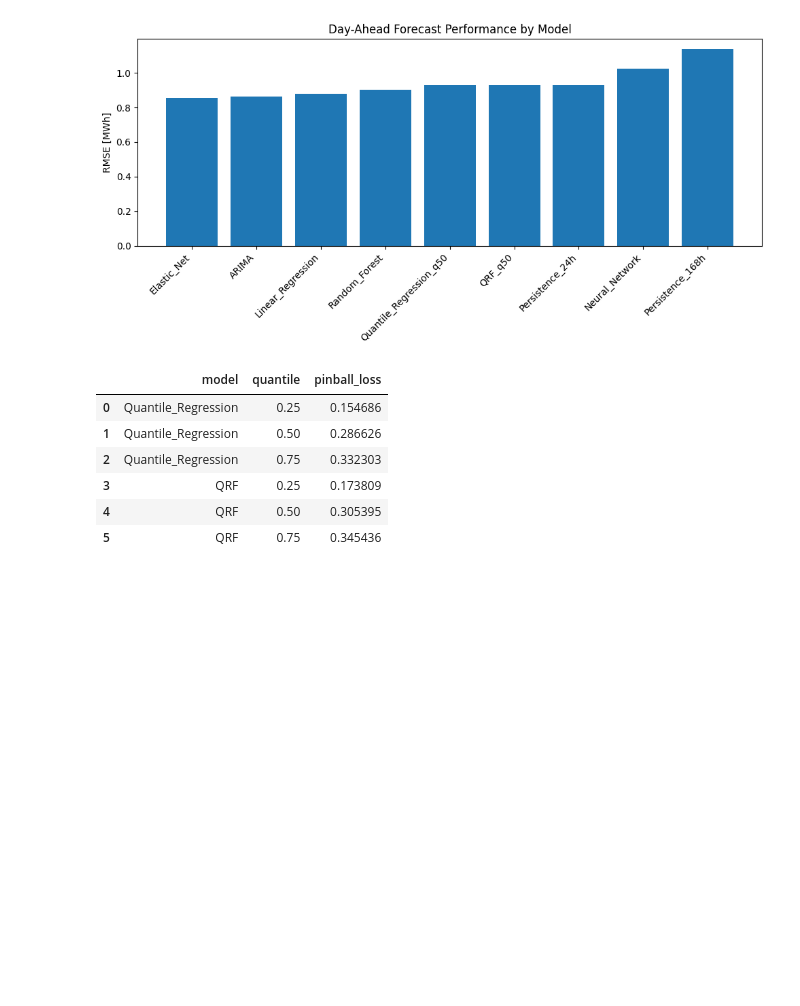
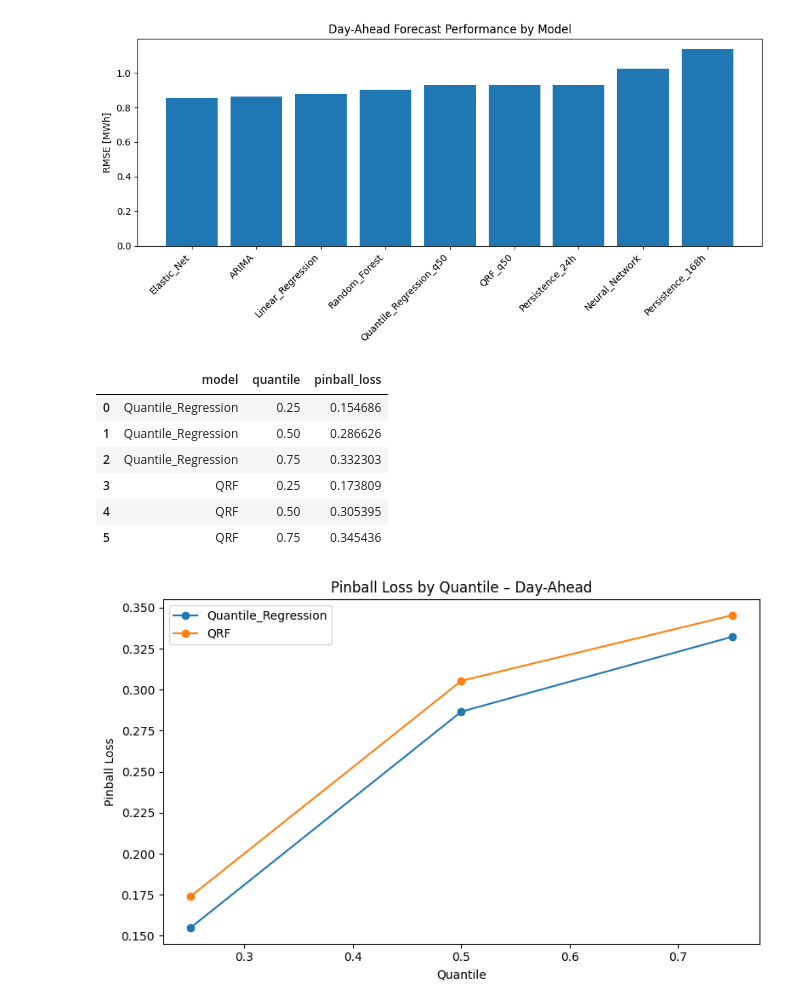
Before and after one commit to noahweis-uni/wind_bidding_project, a Jupyter notebook: notebooks/03_forecasting_models_day_ahead.ipynb, the cells around one changed output. Cells and saved outputs as stored; diff of their text form; code cells hidden in the pictures; blank space fills up the shorter version.

```diff
--- a/notebooks/03_forecasting_models_day_ahead.ipynb
+++ b/notebooks/03_forecasting_models_day_ahead.ipynb
@@ -602,3 +643,24 @@ pinball_metrics
 | 3 | QRF | 0.25 | 0.173809 |
 | 4 | QRF | 0.50 | 0.305395 |
 | 5 | QRF | 0.75 | 0.345436 |
+# %%
+plt.figure(figsize=(8, 5))
+
+for model_name in pinball_metrics["model"].unique():
+    subset = pinball_metrics[pinball_metrics["model"] == model_name]
+    plt.plot(
+        subset["quantile"],
+        subset["pinball_loss"],
+        marker="o",
+        label=model_name,
+    )
+
+plt.xlabel("Quantile")
+plt.ylabel("Pinball Loss")
+plt.title("Pinball Loss by Quantile – Day-Ahead")
+plt.legend()
+plt.tight_layout()
+plt.savefig(FIGURES_DIR / "pinball_loss_day_ahead.png", dpi=300, bbox_inches="tight")
+plt.show()
+# %% [output]
+[figure, added]
```
Also changed, not shown: parts of 2 cells of this notebook, 3 other files.
